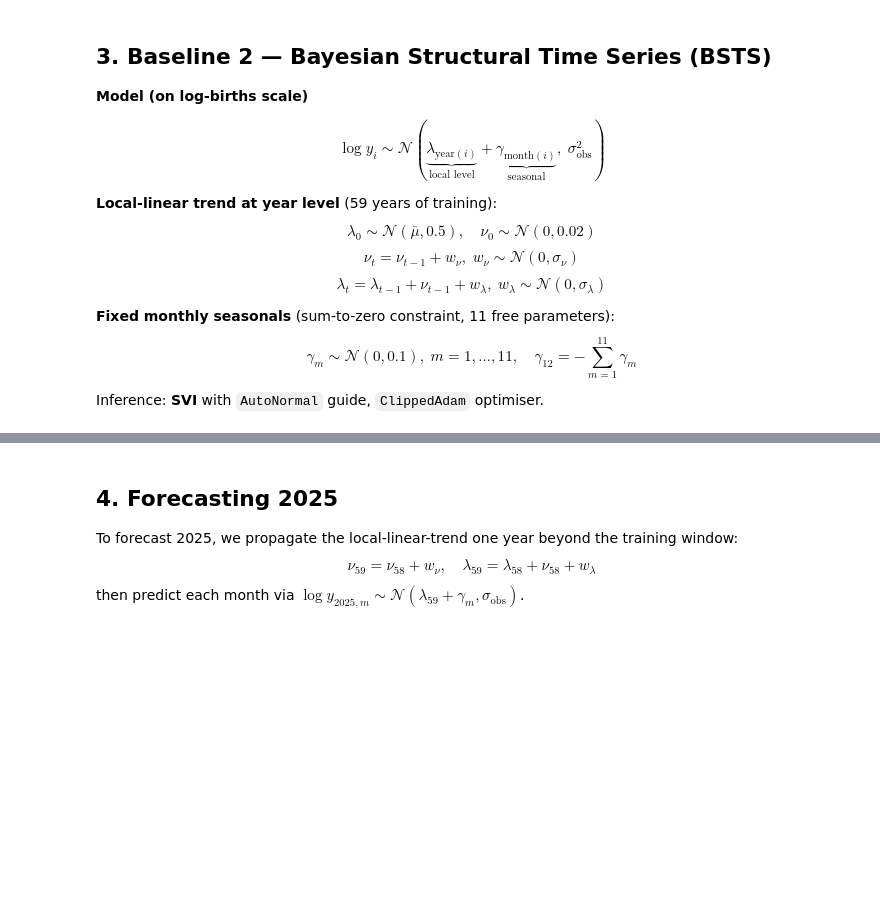
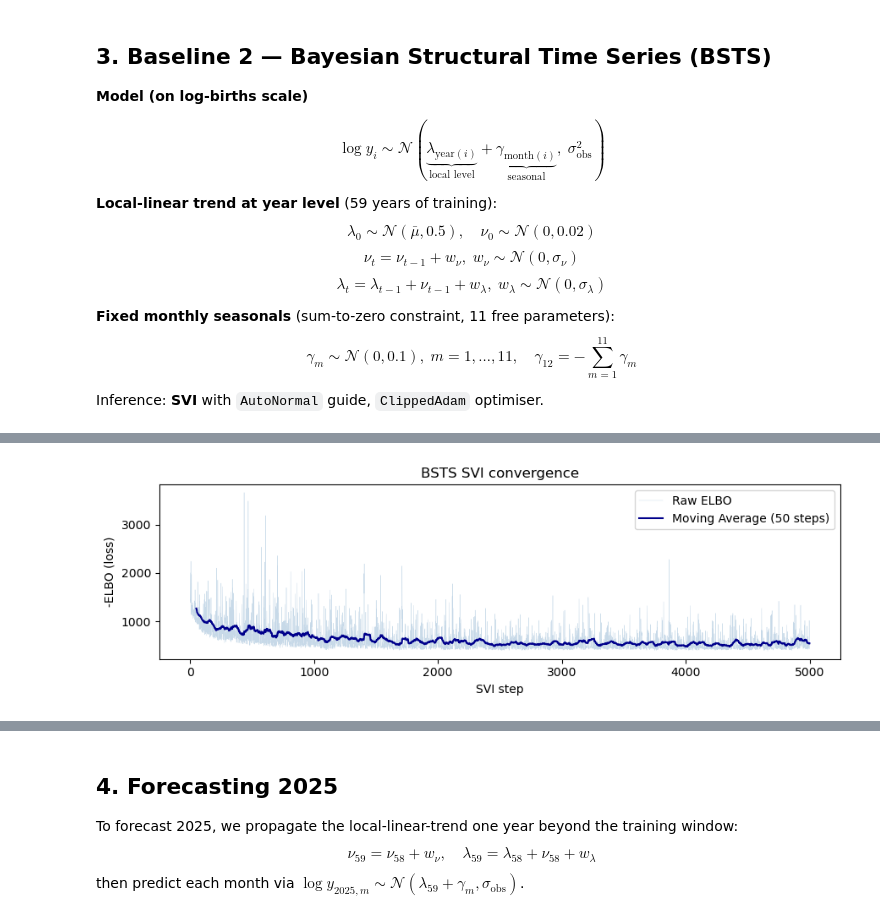
Before and after one commit to jacobfoss02/Banger-MBML, a Jupyter notebook: 01_baselines.ipynb, the cells around one changed output, grey strips where cells are left out. Saved outputs shown, nothing was run; the diff lists cells and outputs as text; code cells hidden in the pictures; blank space fills up the shorter version.

```diff
--- a/01_baselines.ipynb
+++ b/01_baselines.ipynb
@@ -290,3 +294,22 @@ plt.show()
+# %%
+# Beregn et glidende gjennomsnitt (f.eks. over 50 steg) for å fjerne støyen
+window = 50
+smoothed_losses = pd.Series(losses).rolling(window=window).mean()
+
+fig, ax = plt.subplots(figsize=(9, 3))
+# Plotter de originale tapene i bakgrunnen (veldig svakt)
+ax.plot(losses, lw=0.3, color="steelblue", alpha=0.3, label="Raw ELBO")
+# Plotter den glattede trenden over
+ax.plot(smoothed_losses, lw=1.5, color="darkblue", label=f"Moving Average ({window} steps)")
+
+ax.set_xlabel("SVI step")
+ax.set_ylabel("-ELBO (loss)")
+ax.set_title("BSTS SVI convergence")
+ax.legend()
+plt.tight_layout()
+plt.show()
+# %% [output]
+[figure, added]
 # %%
 # Posterior predictive on training set
 N_SAMPLES = 1000
```
Also changed, not shown: parts of 12 cells of this notebook, 18 other files.
